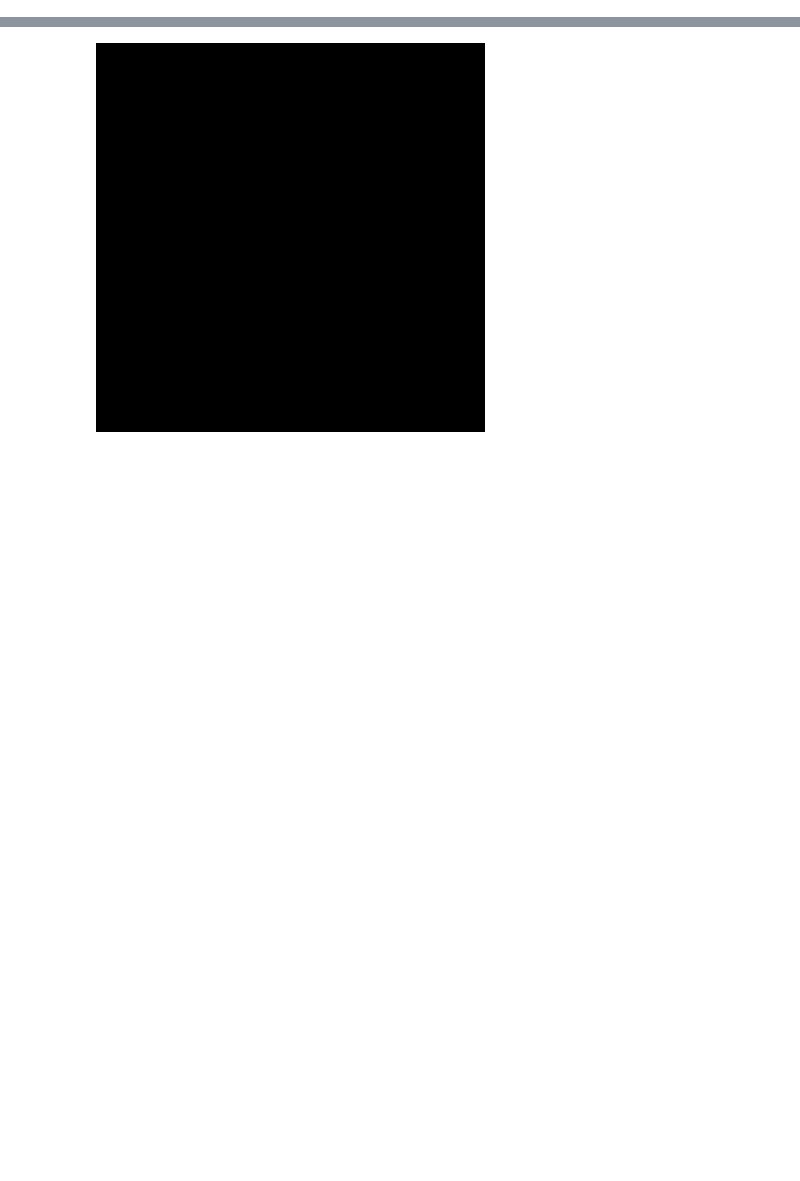
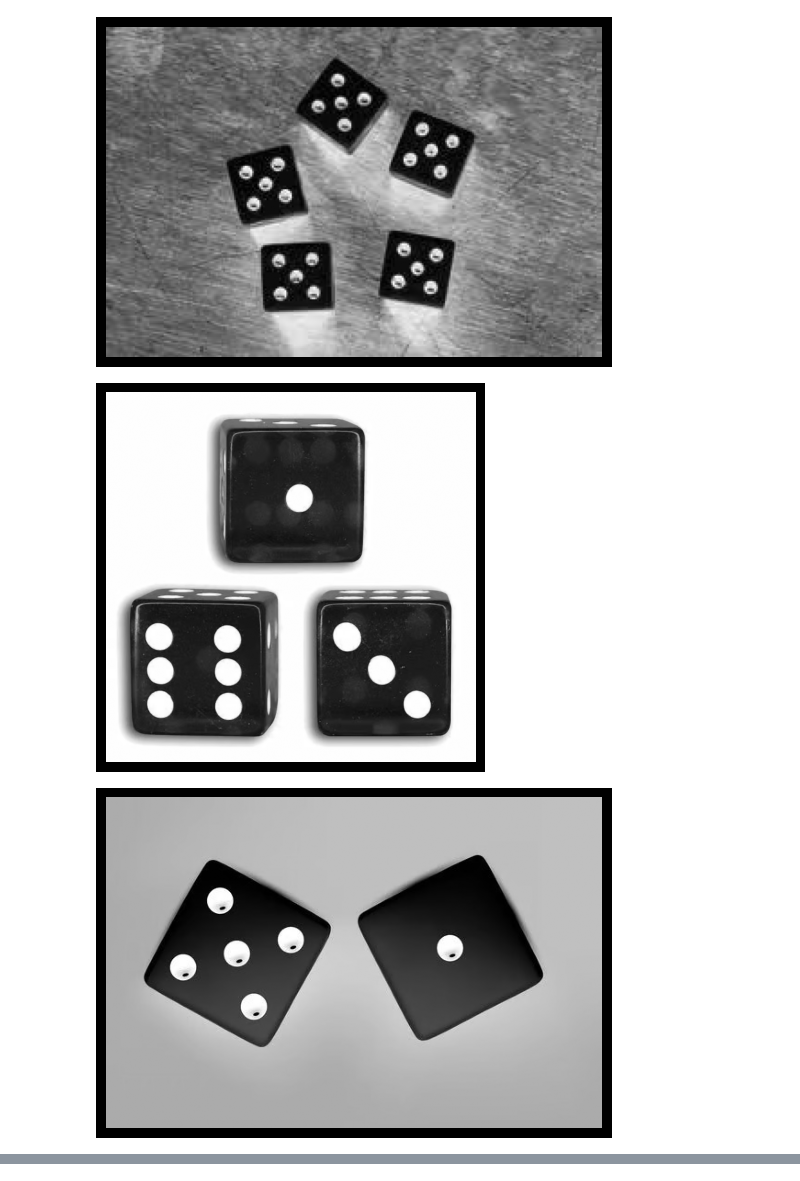
Before and after one commit to SajjadSaljoughi/image_processing, a Jupyter notebook: assignment8/Dice_Recognition/main.ipynb, the cells around one changed output, grey strips where cells are left out. Saved outputs shown, nothing was run; the diff lists cells and outputs as text; code cells hidden in the pictures; blank space fills up the shorter version.

```diff
--- a/assignment8/Dice_Recognition/main.ipynb
+++ b/assignment8/Dice_Recognition/main.ipynb
@@ -20,0 +30,9 @@ plt.show()
+# %%
+show_in_matplotlib(image_1_inverted)
+show_in_matplotlib(image_2_inverted)
+show_in_matplotlib(image_3_inverted)
+show_in_matplotlib(image_4_inverted)
+# %% [output]
+[figure, added]
+[figure, added]
+[figure, added]
@@ -21,7 +40,5 @@ plt.show()
 # %%
-_,result_threshold = cv2.threshold(result, 210, 255, cv2.THRESH_BINARY)
-plt.axis('off')
-plt.imshow(result_threshold, cmap="gray")
-plt.show()
+_ , image_1_threshold = cv2.threshold(image_1_inverted, 90, 255, cv2.THRESH_BINARY)
+_ , image_2_threshold = cv2.threshold(image_2_inverted, 127, 255, cv2.THRESH_BINARY)
+_ , image_3_threshold = cv2.threshold(image_3_inverted, 90, 255, cv2.THRESH_BINARY)
+_ , image_4_threshold = cv2.threshold(image_4_inverted, 90, 255, cv2.THRESH_BINARY)
-# %% [output]
-[figure, removed]
```
Also changed, not shown: parts of 10 cells of this notebook, 9 other files.
